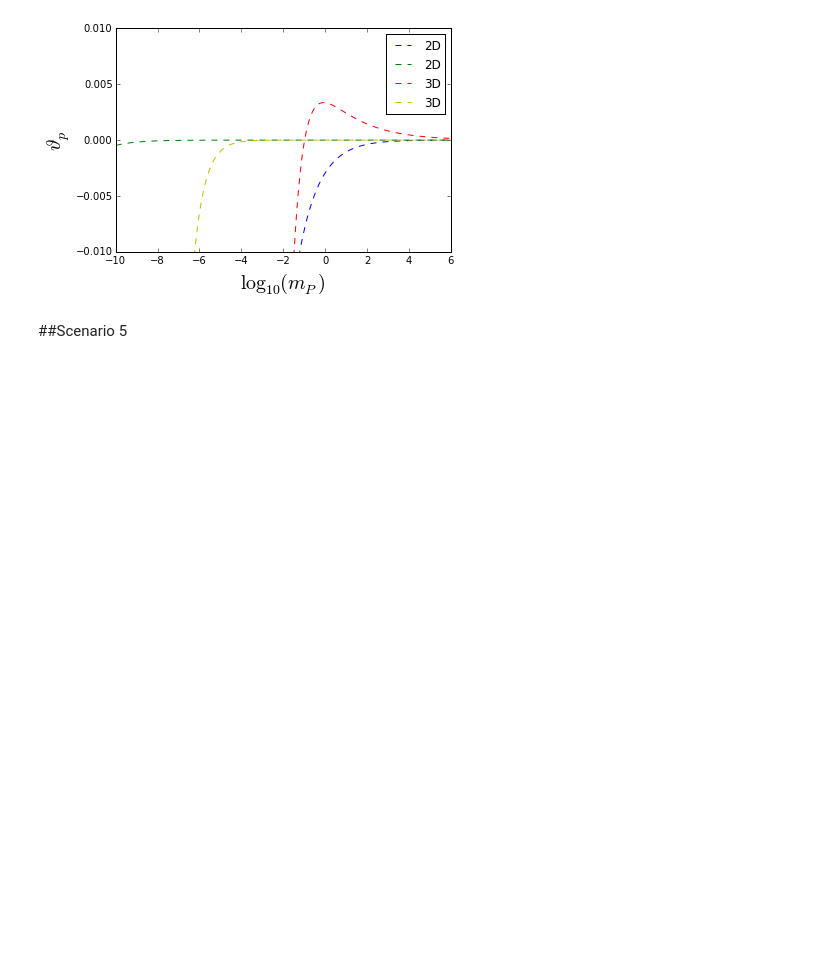
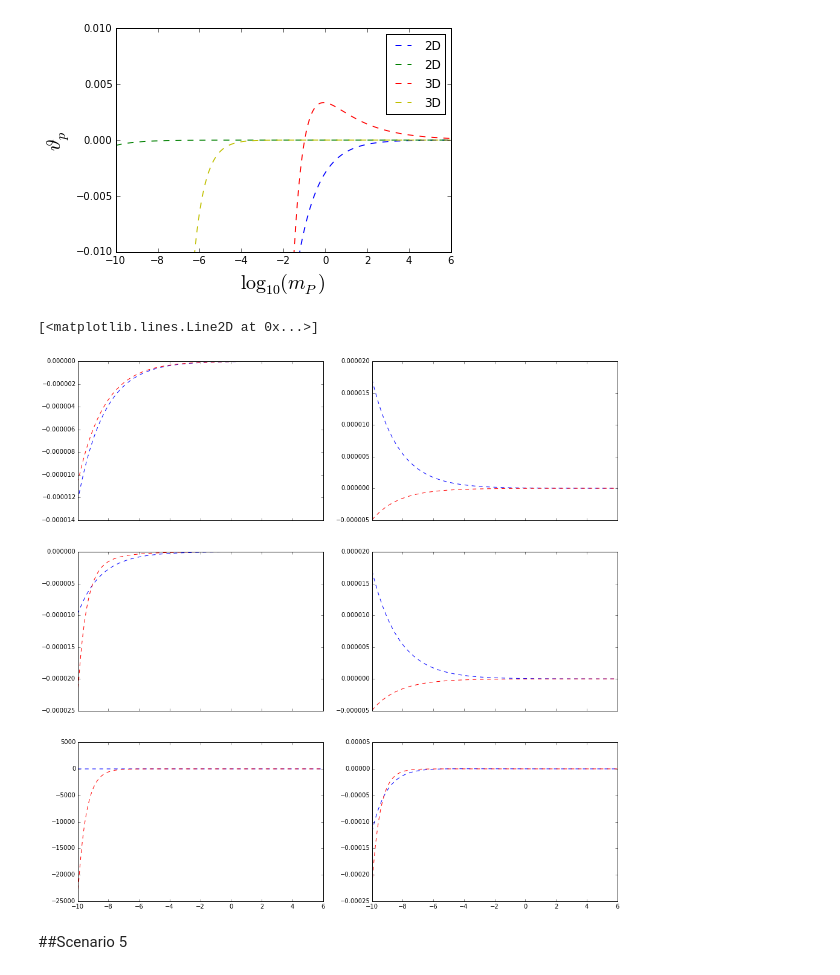
Before and after one commit to Carlos16/Tesis-IGP, a Jupyter notebook: code/Theory/massPredatorInfluence.ipynb, the cells around one changed output. Cells and saved outputs as stored; diff of their text form; code cells hidden in the pictures; blank space fills up the shorter version.

```diff
--- a/code/Theory/massPredatorInfluence.ipynb
+++ b/code/Theory/massPredatorInfluence.ipynb
@@ -135,6 +215,29 @@ axes.set_ylim([-0.01,0.01])
 # %% [output]
 (-0.01, 0.01)
 [figure]
+# %%
+xRange = 10**np.arange(-10,6,0.01)
+fig,axes = plt.subplots(nrows=3,ncols=2,sharex = True ,figsize = (16,16))
+axes[0,0].plot(np.log10(xRange),F1['I_P_s4'](1e5,1e-3,xRange),'b--',label ="2D")
+axes[0,0].plot(np.log10(xRange),F2['I_P_s4'](1e5,1e-3,xRange),'r--',label = "3D")
+
+axes[0,1].plot(np.log10(xRange),F1['I_P_s4'](1e5,1e3,xRange),'b--',label ="2D")
+axes[0,1].plot(np.log10(xRange),F2['I_P_s4'](1e5,1e3,xRange),'r--',label = "3D")
+
+axes[1,0].plot(np.log10(xRange),F1['I_P_s4'](1e2,1e-3,xRange),'b--',label ="2D")
+axes[1,0].plot(np.log10(xRange),F2['I_P_s4'](1e2,1e-3,xRange),'r--',label = "3D")
+
+axes[1,1].plot(np.log10(xRange),F1['I_P_s4'](1e-2,1e3,xRange),'b--',label ="2D")
+axes[1,1].plot(np.log10(xRange),F2['I_P_s4'](1e-2,1e3,xRange),'r--',label = "3D")
+
+axes[2,0].plot(np.log10(xRange),F1['I_P_s4'](1e-5,1e-3,xRange),'b--',label ="2D")
+axes[2,0].plot(np.log10(xRange),F2['I_P_s4'](1e-5,1e-3,xRange),'r--',label = "3D")
+
+axes[2,1].plot(np.log10(xRange),F1['I_P_s4'](1e-5,1e3,xRange),'b--',label ="2D")
+axes[2,1].plot(np.log10(xRange),F2['I_P_s4'](1e-5,1e3,xRange),'r--',label = "3D")
+# %% [output]
+[<matplotlib.lines.Line2D at 0x...>]
+[figure, added]
 # %% [markdown]
 ##Scenario 5
 # %% [markdown]
```
Also changed, not shown: parts of 4 cells of this notebook, 13 other files.
